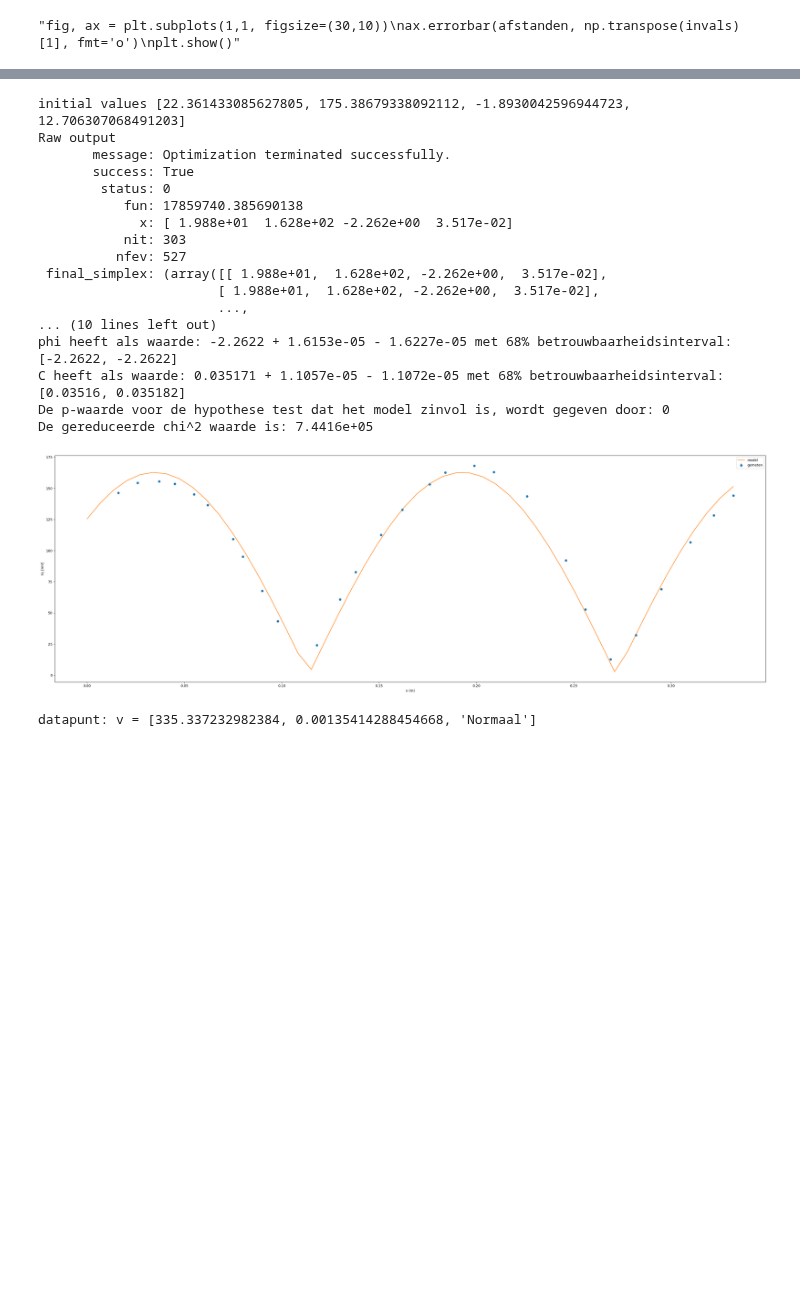
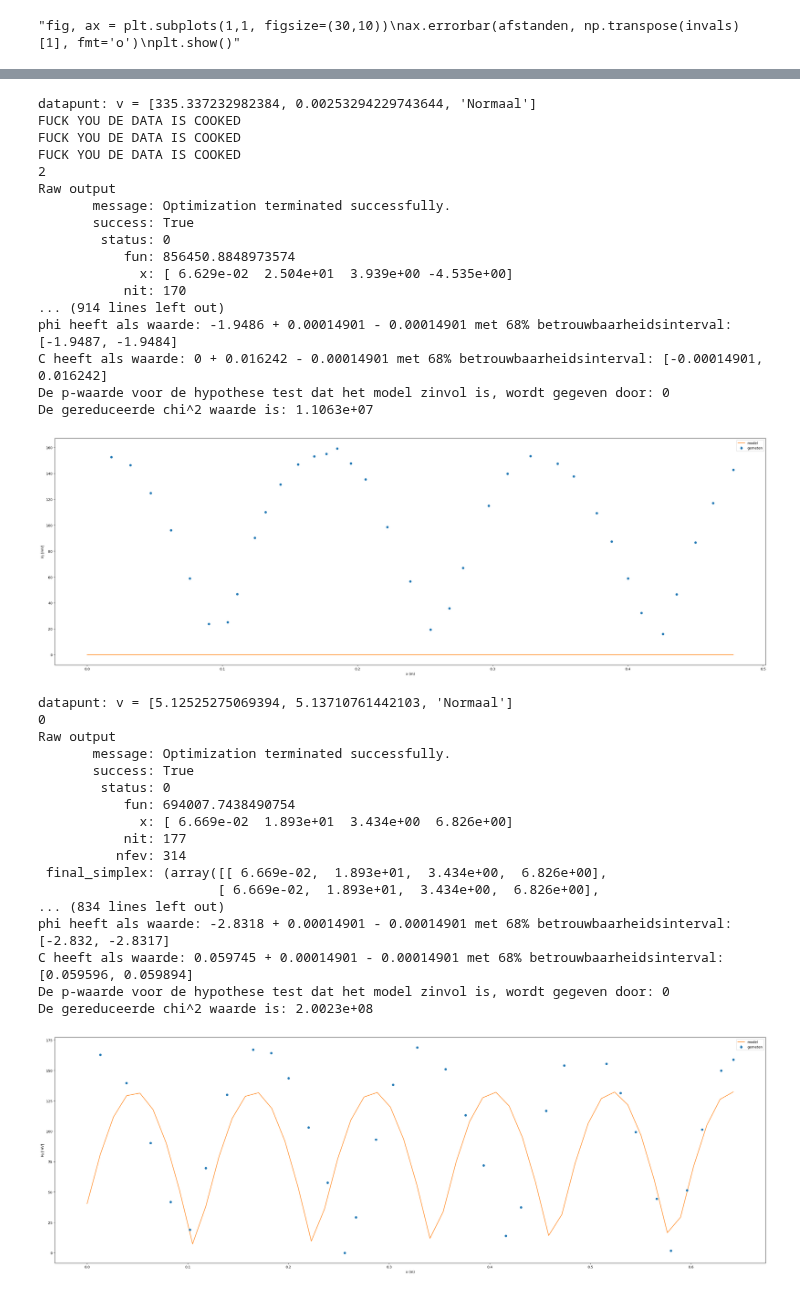
Before and after one commit to justlearning42/Experimentele_vscode, a Jupyter notebook: geluidsproef.ipynb, the cells around one changed output, grey strips where cells are left out. Saved outputs shown, nothing was run; the diff lists cells and outputs as text; code cells hidden in the pictures; blank space fills up the shorter version.

```diff
--- a/geluidsproef.ipynb
+++ b/geluidsproef.ipynb
@@ -107,13 +107,13 @@ def fit_vaste_x(X, T, P, P_fout, invals = None, print_tijdfit = True, detailed_l
     return P_0_x, OMEGA
 
 #fix de drukamplitude naar de x-coordinaat
-def fit_naar_x(X, P_0_x, P_0_x_ERR, invals = None, detailed_logs = False, fuck_mijn_pc = True, fuck_CPU = False):
+def fit_naar_x(X, P_0_x, P_0_x_ERR, invals = None, range_x = None, detailed_logs = False, fuck_mijn_pc = True, fuck_CPU = False):
     def invals_naarx(x,y):
         if invals is None:
             return [0,0,0,0]
         else:
             return invals
-    fitwaardes = functies.fit(drukamplitude_parameters, drukamplitude_model, invals_naarx, X, P_0_x, P_0_x_ERR, detailed_logs= detailed_logs, fuck_mijn_pc=fuck_mijn_pc, fuck_CPU = fuck_CPU)
+    fitwaardes = functies.fit(drukamplitude_parameters, drukamplitude_model, invals_naarx, X, P_0_x, P_0_x_ERR, initial_range=range_x, detailed_logs= detailed_logs, fuck_mijn_pc=fuck_mijn_pc, fuck_CPU = fuck_CPU)
     K = functies.vector_to_datapunt(fitwaardes[0], k)
     P_0 = functies.vector_to_datapunt(fitwaardes[1], p_0)
     PHI = functies.vector_to_datapunt(fitwaardes[2], phi)
@@ -121,9 +121,9 @@ def fit_naar_x(X, P_0_x, P_0_x_ERR, invals = None, detailed_logs = False, fuck_m
     return K, P_0, PHI, c
 
 #voor de experimenten met vaste frequentie:
-def fix_data(X, T, P, P_fout, invals_vaste_x = None, detailed_logs = False, print_tijdfit = True, fit_x_vals = True, fuck_CPU = False):
+def fix_data(X, T, P, P_fout, invals_vaste_x = None, gok_snelheid = 380,range_x = None,fuck_mijn_pc=False, detailed_logs = False, print_tijdfit = True, fit_x_vals = True, fuck_CPU = False):
     #fit voor elke mogelijke vaste x zodat je amplitude(x) vindt
-    P_0_x_lijst, OMEGA = fit_vaste_x(X, T, P, P_fout, invals_vaste_x, print_tijdfit = print_tijdfit, detailed_logs = detailed_logs)
+    P_0_x_lijst, OMEGA = fit_vaste_x(X, T, P, P_fout, invals_vaste_x, print_tijdfit = print_tijdfit, detailed_logs = detailed_logs and print_tijdfit)
     P_0_x = [P_0_x_elem[0] for P_0_x_elem in P_0_x_lijst]
     P_0_x_ERR = [P_0_x_elem[1] for P_0_x_elem in P_0_x_lijst]
     print(P_0_x_ERR, 'P_0(x): de error')
@@ -156,18 +156,18 @@ def fix_data(X, T, P, P_fout, invals_vaste_x = None, detailed_logs = False, prin
         omega_gok = invals_vaste_x[0][0]
     else:
         omega_gok = OMEGA.get_val()
-    Kgok = omega_gok*10**5/380
+    Kgok = omega_gok*10**5/gok_snelheid
     phigok = np.arcsin(P_0_x[0]/(maximum - minimum)) - Kgok*X[0]
     invals = [Kgok+5, maximum-minimum+20, phigok, minimum]
     if fit_x_vals:
         print('initial values', invals)
-        K, P_0, PHI, c= fit_naar_x(X, P_0_x, abs(P_0_x_ERR),invals, detailed_logs = detailed_logs, fuck_CPU=fuck_CPU)
+        K, P_0, PHI, c= fit_naar_x(X, P_0_x, abs(P_0_x_ERR),invals, range_x = range_x, detailed_logs = detailed_logs,fuck_mijn_pc=fuck_mijn_pc, fuck_CPU=fuck_CPU)
 
         x_fit = np.linspace(0,max(X))
         druk_fit = P_0.get_val()*abs(np.sin(K.get_val()*x_fit+PHI.get_val())) + c[0]
         #plot het boeltje
         fig, ax = plt.subplots(1,1, figsize = (30,10))
-        ax.errorbar(X, P_0_x, yerr = P_0_x_ERR, label = 'gemeten', linestyle = ' ', marker = 'o')
+        ax.errorbar(X, P_0_x, yerr = abs(P_0_x_ERR), label = 'gemeten', linestyle = ' ', marker = 'o')
 
         ax.plot(x_fit, druk_fit, label = 'model')
 
@@ -316,15 +316,30 @@ plt.show()"""
 # %%
 #de experimenten op 1000Hz
 #experiment 1: 1000 Hz, 35,3cm
-lengtes = ['35.3', '50.0', '26.1']
-for lengte in lengtes:
+'''
+test = open("metingen laweit/1000Hz, 66.4cm/data_81_m580.txt",'rt') #die ene cooked meting zonder frequentie
+inhoud = test.read()
+test.close()
+T, Vpart, eenheid, invals = X_tractor(inhoud)
+fig, ax = plt.subplots(1,1, figsize = (30,10))
+ax.errorbar(T, Vpart)
+plt.tight_layout()
+plt.show()
+'''
+lengtes = ['35.3', '50.0', '66.4']
+#hahaha spuug en arbitraire constanten om het aan elkaar te plakken
+goksnelheid = [380, 380, 300]
+gokranges = [None, [(19.8, 6600/380+5.01), (140, 180), (-0.1-2*np.pi,2*np.pi), (0,20)], None]
+fuggin = [True, False, False]
+for indx in range(len(lengtes)):
+    lengte = lengtes[indx]
     mypath = "metingen laweit/1000Hz, "+lengte+"cm"
     V, T, V_fout, afstanden, invals = get_data_from_folder(mypath)
     invals_tijd = invals.copy()
     invals_tijd = np.transpose(invals_tijd)
     invals_tijd[3] -= 10
     invals_tijd = np.transpose(invals_tijd)
-    fix_data(afstanden, T, V, V_fout, invals_tijd, detailed_logs=False, print_tijdfit = False, fit_x_vals=True, fuck_CPU = True)
+    fix_data(afstanden, T, V, V_fout, invals_tijd,gok_snelheid = goksnelheid[indx],fuck_mijn_pc = fuggin[indx], range_x = gokranges[indx], detailed_logs=False, print_tijdfit = False, fit_x_vals=True, fuck_CPU = True)
     #amp_x, amp_x_error, invals_x = fix_data(afstanden, T, V, V_fout, invals_tijd, detailed_logs=False, print_tijdfit = False, fit_x_vals=False)
 # %% [output]
 FUCK YOU DE DATA IS COOKED
@@ -384,19 +399,36 @@ De gereduceerde chi^2 waarde is: 4582.7
-initial values [22.361433085627805, 175.38679338092112, -1.8930042596944723, 12.706307068491203]
+datapunt: v = [335.337232982384, 0.00253294229743644, 'Normaal']
+FUCK YOU DE DATA IS COOKED
+FUCK YOU DE DATA IS COOKED
+FUCK YOU DE DATA IS COOKED
+2
 Raw output
        message: Optimization terminated successfully.
        success: True
         status: 0
-           fun: 17859740.385690138
-             x: [ 1.988e+01  1.628e+02 -2.262e+00  3.517e-02]
-           nit: 303
-          nfev: 527
- final_simplex: (array([[ 1.988e+01,  1.628e+02, -2.262e+00,  3.517e-02],
-                       [ 1.988e+01,  1.628e+02, -2.262e+00,  3.517e-02],
-                       ...,
-... (10 lines left out)
-phi heeft als waarde: -2.2622 + 1.6153e-05 - 1.6227e-05 met 68% betrouwbaarheidsinterval: [-2.2622, -2.2622]
-C heeft als waarde: 0.035171 + 1.1057e-05 - 1.1072e-05 met 68% betrouwbaarheidsinterval: [0.03516, 0.035182]
+           fun: 856450.8848973574
+             x: [ 6.629e-02  2.504e+01  3.939e+00 -4.535e+00]
+           nit: 170
+... (914 lines left out)
+phi heeft als waarde: -1.9486 + 0.00014901 - 0.00014901 met 68% betrouwbaarheidsinterval: [-1.9487, -1.9484]
+C heeft als waarde: 0 + 0.016242 - 0.00014901 met 68% betrouwbaarheidsinterval: [-0.00014901, 0.016242]
 De p-waarde voor de hypothese test dat het model zinvol is, wordt gegeven door: 0
-De gereduceerde chi^2 waarde is: 7.4416e+05
+De gereduceerde chi^2 waarde is: 1.1063e+07
-[figure, old version]
+[figure, new version]
-datapunt: v = [335.337232982384, 0.00135414288454668, 'Normaal']
+datapunt: v = [5.12525275069394, 5.13710761442103, 'Normaal']
+0
+Raw output
+       message: Optimization terminated successfully.
+       success: True
+        status: 0
+           fun: 694007.7438490754
+             x: [ 6.669e-02  1.893e+01  3.434e+00  6.826e+00]
+           nit: 177
+          nfev: 314
+ final_simplex: (array([[ 6.669e-02,  1.893e+01,  3.434e+00,  6.826e+00],
+                       [ 6.669e-02,  1.893e+01,  3.434e+00,  6.826e+00],
+... (834 lines left out)
+phi heeft als waarde: -2.8318 + 0.00014901 - 0.00014901 met 68% betrouwbaarheidsinterval: [-2.832, -2.8317]
+C heeft als waarde: 0.059745 + 0.00014901 - 0.00014901 met 68% betrouwbaarheidsinterval: [0.059596, 0.059894]
+De p-waarde voor de hypothese test dat het model zinvol is, wordt gegeven door: 0
+De gereduceerde chi^2 waarde is: 2.0023e+08
+[figure, added]
```
Also changed, not shown: parts of 1 cell of this notebook, 2 other files.
